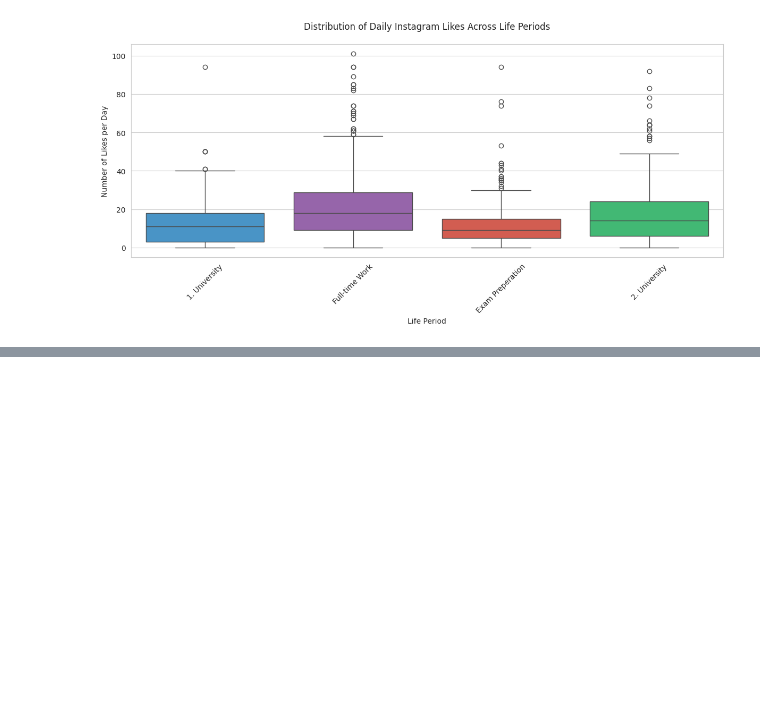
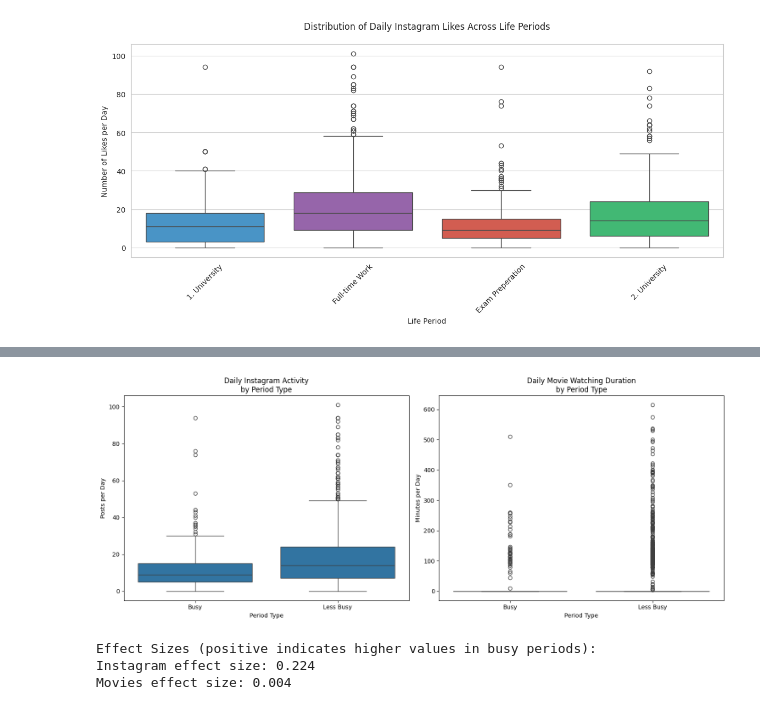
Before and after one commit to idilmuftuoglu/DSA210_TermProject, a Jupyter notebook: DSA210_TermProject.ipynb, the cells around one changed output, grey strips where cells are left out. Cells and saved outputs as stored; diff of their text form; code cells hidden in the pictures; blank space fills up the shorter version.

```diff
--- a/DSA210_TermProject.ipynb
+++ b/DSA210_TermProject.ipynb
@@ -323,0 +990,46 @@ Full-time Work    602.0  21.280731  16.613626  0.0  9.0  18.0  28.75  101.0
+# %%
+fig, (ax1, ax2) = plt.subplots(1, 2, figsize=(15, 6))
+
+# Instagram comparison
+busy_insta = cleaned_counts_instagram[cleaned_counts_instagram['custom_period'].isin(busy_periods)]
+less_busy_insta = cleaned_counts_instagram[cleaned_counts_instagram['custom_period'].isin(less_busy_periods)]
+
+data_insta = pd.DataFrame({
+    'Activity': busy_insta['count'].tolist() + less_busy_insta['count'].tolist(),
+    'Period Type': ['Busy'] * len(busy_insta) + ['Less Busy'] * len(less_busy_insta)
+})
+
+sns.boxplot(data=data_insta, x='Period Type', y='Activity', ax=ax1)
+ax1.set_title('Daily Instagram Activity\nby Period Type')
+ax1.set_ylabel('Posts per Day')
+
+# Movie duration comparison
+busy_movies = daily_movie_duration[daily_movie_duration['custom_period'].isin(busy_periods)]
+less_busy_movies = daily_movie_duration[daily_movie_duration['custom_period'].isin(less_busy_periods)]
+
+data_movies = pd.DataFrame({
+    'Duration': busy_movies['duration'].tolist() + less_busy_movies['duration'].tolist(),
+    'Period Type': ['Busy'] * len(busy_movies) + ['Less Busy'] * len(less_busy_movies)
+})
+
+sns.boxplot(data=data_movies, x='Period Type', y='Duration', ax=ax2)
+ax2.set_title('Daily Movie Watching Duration\nby Period Type')
+ax2.set_ylabel('Minutes per Day')
+
+plt.tight_layout()
+plt.show()
+
+# Calculate and print effect sizes
+print("\nEffect Sizes (positive indicates higher values in busy periods):")
+busy_instagram = cleaned_counts_instagram[cleaned_counts_instagram['custom_period'].isin(busy_periods)]['count']
+less_busy_instagram = cleaned_counts_instagram[cleaned_counts_instagram['custom_period'].isin(less_busy_periods)]['count']
+busy_movies = daily_movie_duration[daily_movie_duration['custom_period'].isin(busy_periods)]['duration']
+less_busy_movies = daily_movie_duration[daily_movie_duration['custom_period'].isin(less_busy_periods)]['duration']
+
+print(f"Instagram effect size: {calculate_effect_size(busy_instagram, less_busy_instagram):.3f}")
+print(f"Movies effect size: {calculate_effect_size(busy_movies, less_busy_movies):.3f}")
+# %% [output]
+[figure, added]
+Effect Sizes (positive indicates higher values in busy periods):
+Instagram effect size: 0.224
+Movies effect size: 0.004
```
Also changed, not shown: parts of 32 cells of this notebook.
